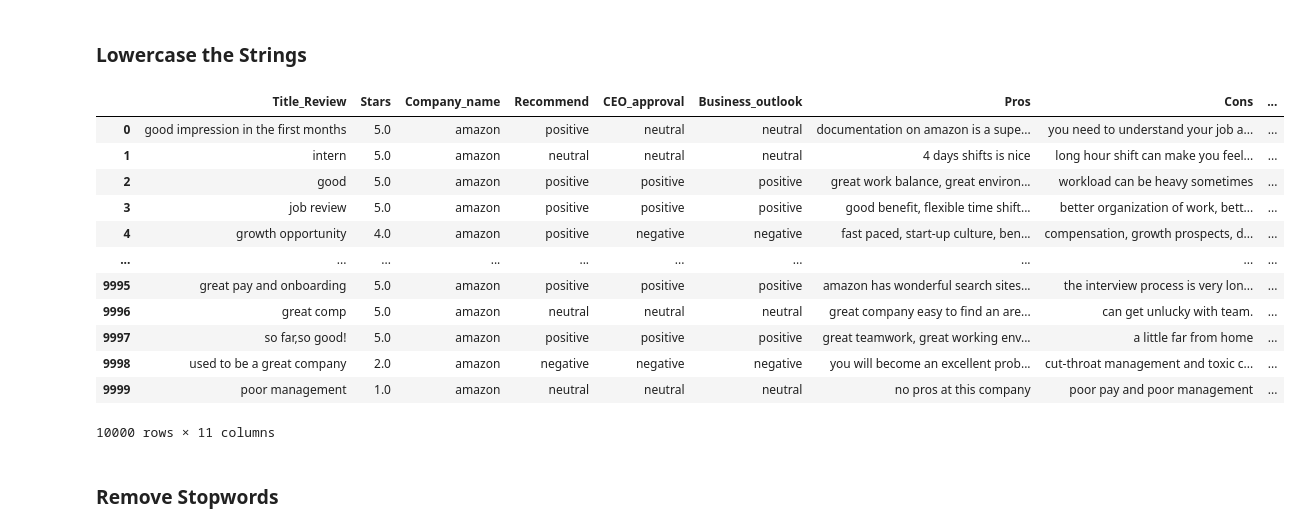
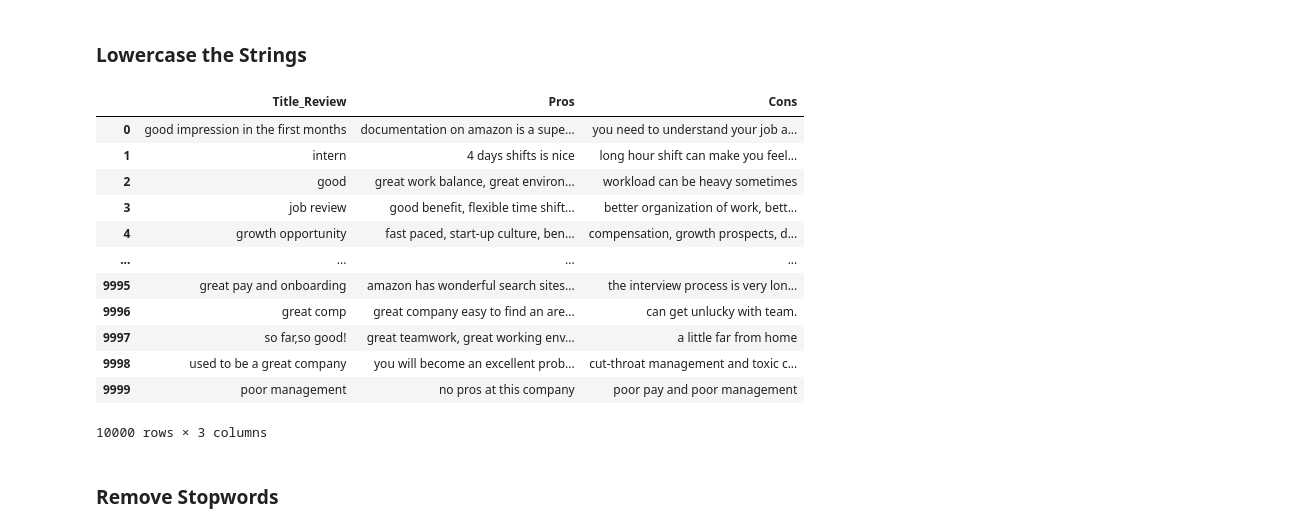
Before and after one commit to Konstantin-Volodin/McGill-INSY-669-GroupProject, a Jupyter notebook: scripts/Text Preprocessing.ipynb, the cells around one changed output. Cells and saved outputs as stored; diff of their text form; code cells hidden in the pictures.

Commit message:
minor changes to text preprocessing

```diff
--- a/scripts/Text Preprocessing.ipynb
+++ b/scripts/Text Preprocessing.ipynb
@@ -6,8 +6,10 @@
 # %%
 import numpy as np
 import pandas as pd
+pd.options.mode.chained_assignment = None
 import string
 import re
+import os
 
 import nltk
 from nltk.corpus import stopwords
@@ -24,3 +26,7 @@ from tqdm import tqdm
 
 import seaborn as sns
 import matplotlib.pyplot as plt
+
+directory = os.path.realpath(os.path.join(os.getcwd(),".."))
+os.chdir(directory)
+print(directory)
@@ -27,8 +35,12 @@ import matplotlib.pyplot as plt
 # %% [markdown]
 ### Import data
 # %%
-amzn = pd.read_csv('C:\\Users\\m.maraqa\\Desktop\\MMA courses\\Winter 2023\\Text Analytics\\Project\\Amazon_comments.csv')
+amzn = pd.read_csv(os.path.join(directory, 'data', 'Amazon', 'Amazon_comments.csv'))
 # %%
-# no processing on ID
-ids = amzn['id']
-amzn = amzn.drop('id', axis = 1)
+# drop columns not requiring processing
+ignore_cols = ['id', 'Stars', 'Company_name', 'Recommend', 'CEO_approval',
+                'Employee_seniority', 'Business_outlook', 'Location', 'Date']
+
+amzn_ign = amzn[ignore_cols]
+amzn_pr = amzn.drop(columns=ignore_cols, axis = 1)
+amzn_pr
@@ -52,31 +62,31 @@ amzn
 ### Lowercase the Strings
 # %%
 # extract string columns
-txt = amzn.select_dtypes(include = object)
+txt = amzn_pr.select_dtypes(include = object)
 # %%
 # apply lowercase to all string columns
 for i in txt.columns:
     low = []
-    amzn[i] = amzn[i].astype(str)
-    for j in range(len(amzn)):
-        low.append(amzn[i][j].lower())
-    amzn[i] = low
+    amzn_pr[i] = amzn_pr[i].astype(str)
+    for j in range(len(amzn_pr)):
+        low.append(amzn_pr[i][j].lower())
+    amzn_pr[i] = low
 
-amzn
+amzn_pr
 # %% [output]
-|  | Title_Review | Stars | Company_name | Recommend | CEO_approval | Business_outlook | Pros | Cons | ... |
-| 0 | good impression in the first months | 5.0 | amazon | positive | neutral | neutral | documentation on amazon is a supe... | you need to understand your job a... | ... |
-| 1 | intern | 5.0 | amazon | neutral | neutral | neutral | 4 days shifts is nice | long hour shift can make you feel... | ... |
-| 2 | good | 5.0 | amazon | positive | positive | positive | great work balance, great environ... | workload can be heavy sometimes | ... |
-| 3 | job review | 5.0 | amazon | positive | positive | positive | good benefit, flexible time shift... | better organization of work, bett... | ... |
-| 4 | growth opportunity | 4.0 | amazon | positive | negative | negative | fast paced, start-up culture, ben... | compensation, growth prospects, d... | ... |
-| ... | ... | ... | ... | ... | ... | ... | ... | ... | ... |
-| 9995 | great pay and onboarding | 5.0 | amazon | positive | positive | positive | amazon has wonderful search sites... | the interview process is very lon... | ... |
-| 9996 | great comp | 5.0 | amazon | neutral | neutral | neutral | great company easy to find an are... | can get unlucky with team. | ... |
-| 9997 | so far,so good! | 5.0 | amazon | positive | positive | positive | great teamwork, great working env... | a little far from home | ... |
-| 9998 | used to be a great company | 2.0 | amazon | negative | negative | negative | you will become an excellent prob... | cut-throat management and toxic c... | ... |
-| 9999 | poor management | 1.0 | amazon | neutral | neutral | neutral | no pros at this company | poor pay and poor management | ... |
+|  | Title_Review | Pros | Cons |
+| 0 | good impression in the first months | documentation on amazon is a supe... | you need to understand your job a... |
+| 1 | intern | 4 days shifts is nice | long hour shift can make you feel... |
+| 2 | good | great work balance, great environ... | workload can be heavy sometimes |
+| 3 | job review | good benefit, flexible time shift... | better organization of work, bett... |
+| 4 | growth opportunity | fast paced, start-up culture, ben... | compensation, growth prospects, d... |
+| ... | ... | ... | ... |
+| 9995 | great pay and onboarding | amazon has wonderful search sites... | the interview process is very lon... |
+| 9996 | great comp | great company easy to find an are... | can get unlucky with team. |
+| 9997 | so far,so good! | great teamwork, great working env... | a little far from home |
+| 9998 | used to be a great company | you will become an excellent prob... | cut-throat management and toxic c... |
+| 9999 | poor management | no pros at this company | poor pay and poor management |
-10000 rows × 11 columns
+10000 rows × 3 columns
 # %% [markdown]
 ### Remove Stopwords
 # %%
```
Also changed, not shown: parts of 13 cells of this notebook, 4 other files.
